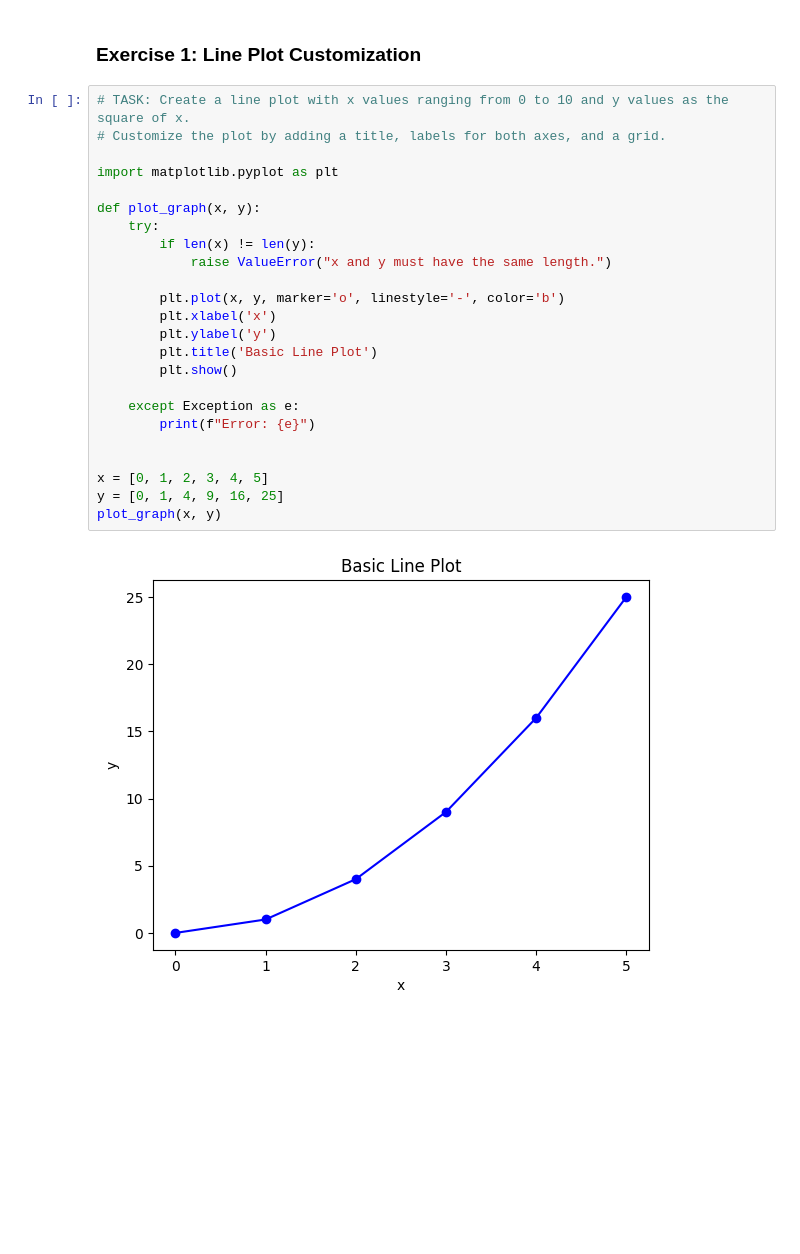
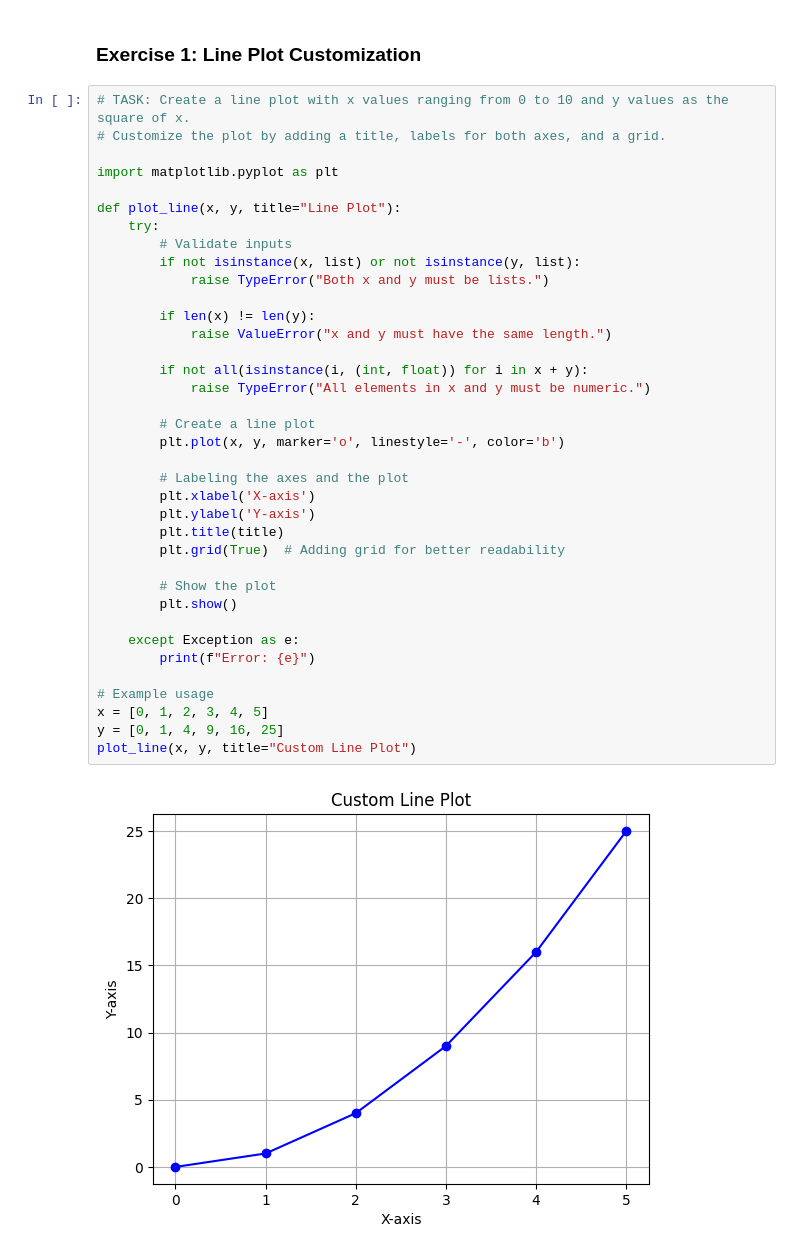
Before and after one commit to chandanavj-22/python-jupyter-template, a Jupyter notebook: src/1-line-plot.ipynb, the cells around one changed output. Drawn from its saved outputs; the diff is of its cells as text; blank space fills up the shorter version.

```diff
--- a/src/1-line-plot.ipynb
+++ b/src/1-line-plot.ipynb
@@ -3,26 +3,39 @@
 # %%
 # TASK: Create a line plot with x values ranging from 0 to 10 and y values as the square of x.
 # Customize the plot by adding a title, labels for both axes, and a grid.
 
 import matplotlib.pyplot as plt
 
-def plot_graph(x, y):
+def plot_line(x, y, title="Line Plot"):
     try:
+        # Validate inputs
+        if not isinstance(x, list) or not isinstance(y, list):
+            raise TypeError("Both x and y must be lists.")
+
         if len(x) != len(y):
             raise ValueError("x and y must have the same length.")
 
+        if not all(isinstance(i, (int, float)) for i in x + y):
+            raise TypeError("All elements in x and y must be numeric.")
+
+        # Create a line plot
         plt.plot(x, y, marker='o', linestyle='-', color='b')
-        plt.xlabel('x')
-        plt.ylabel('y')
-        plt.title('Basic Line Plot')
+
+        # Labeling the axes and the plot
+        plt.xlabel('X-axis')
+        plt.ylabel('Y-axis')
+        plt.title(title)
+        plt.grid(True)  # Adding grid for better readability
+
+        # Show the plot
         plt.show()
 
     except Exception as e:
         print(f"Error: {e}")
 
-
+# Example usage
 x = [0, 1, 2, 3, 4, 5]
 y = [0, 1, 4, 9, 16, 25]
-plot_graph(x, y)
+plot_line(x, y, title="Custom Line Plot")
 # %% [output]
-[figure, old version]
+[figure, new version]
```
Also changed, not shown: 4 other files.
